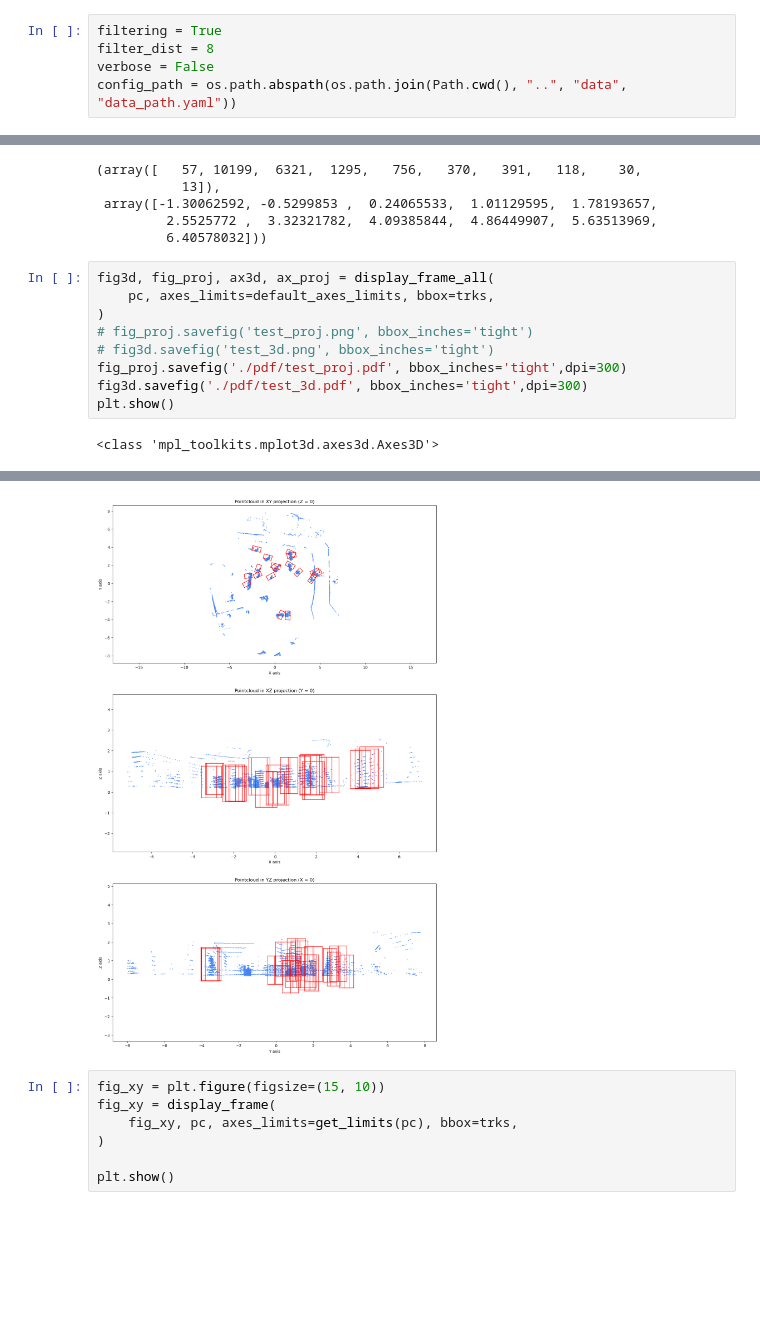
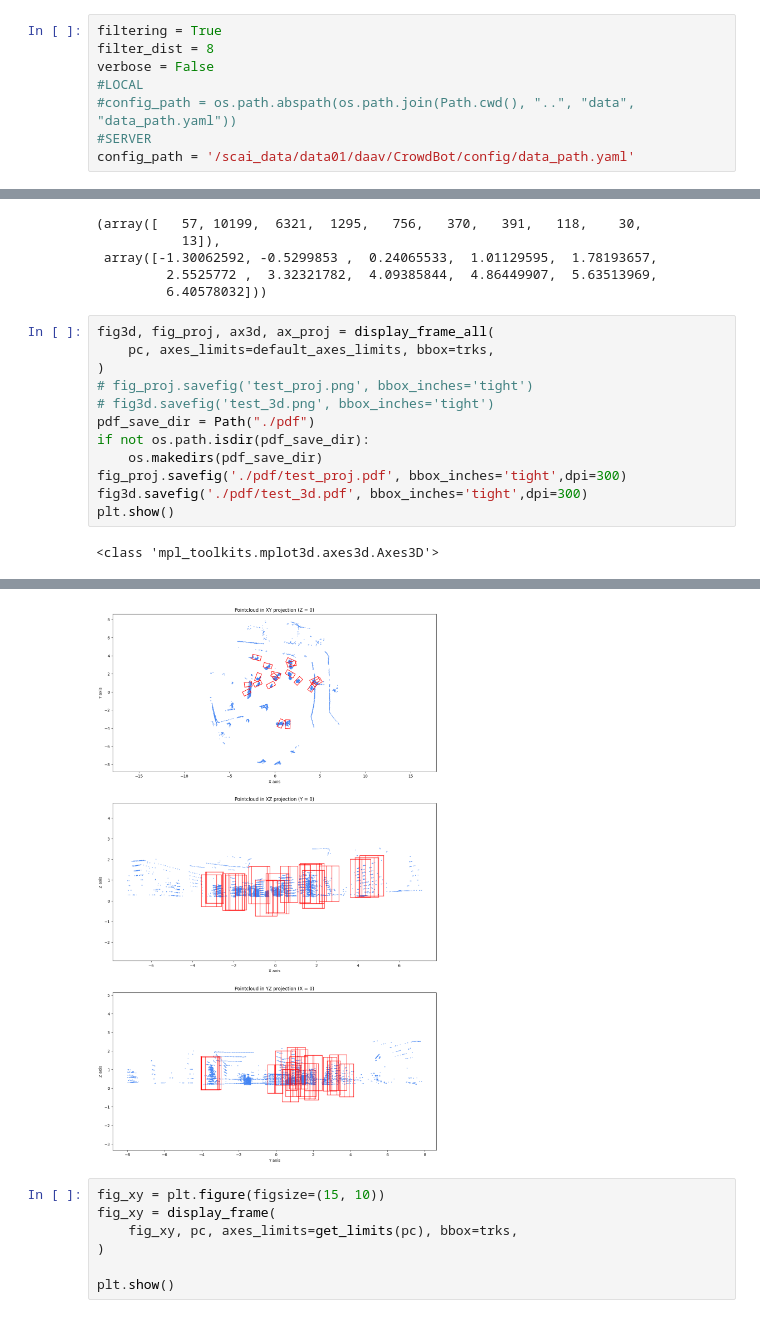
Before and after one commit to SCAI-Lab/crowdbot-evaluation-tools, a Jupyter notebook: notebooks/viz_img_2d.ipynb, the cells around one changed output, grey strips where cells are left out. Saved outputs shown, nothing was run; the diff lists cells and outputs as text; blank space fills up the shorter version.

```diff
--- a/notebooks/viz_img_2d.ipynb
+++ b/notebooks/viz_img_2d.ipynb
@@ -441,7 +445,10 @@ def display_frame(
 filtering = True
 filter_dist = 8
 verbose = False
-config_path = os.path.abspath(os.path.join(Path.cwd(), "..", "data", "data_path.yaml"))
+#LOCAL
+#config_path = os.path.abspath(os.path.join(Path.cwd(), "..", "data", "data_path.yaml"))
+#SERVER
+config_path = '/scai_data/data01/daav/CrowdBot/config/data_path.yaml'
 # %% [markdown]
 ### load dataset (Example: 0424_mds/)
 # %%
@@ -492,16 +499,19 @@ np.histogram(pc[:,2]) # HEIGHT
 # %%
 fig3d, fig_proj, ax3d, ax_proj = display_frame_all(
     pc, axes_limits=default_axes_limits, bbox=trks,
 )
 # fig_proj.savefig('test_proj.png', bbox_inches='tight')
 # fig3d.savefig('test_3d.png', bbox_inches='tight')
+pdf_save_dir = Path("./pdf")
+if not os.path.isdir(pdf_save_dir):
+    os.makedirs(pdf_save_dir)
 fig_proj.savefig('./pdf/test_proj.pdf', bbox_inches='tight',dpi=300)
 fig3d.savefig('./pdf/test_3d.pdf', bbox_inches='tight',dpi=300)
 plt.show()
 # %% [output]
 <class 'mpl_toolkits.mplot3d.axes3d.Axes3D'>
 [figure]
-[figure, old version]
+[figure, new version]
 # %%
 fig_xy = plt.figure(figsize=(15, 10))
 fig_xy = display_frame(
```
Also changed, not shown: parts of 12 cells of this notebook, 1 other file.
